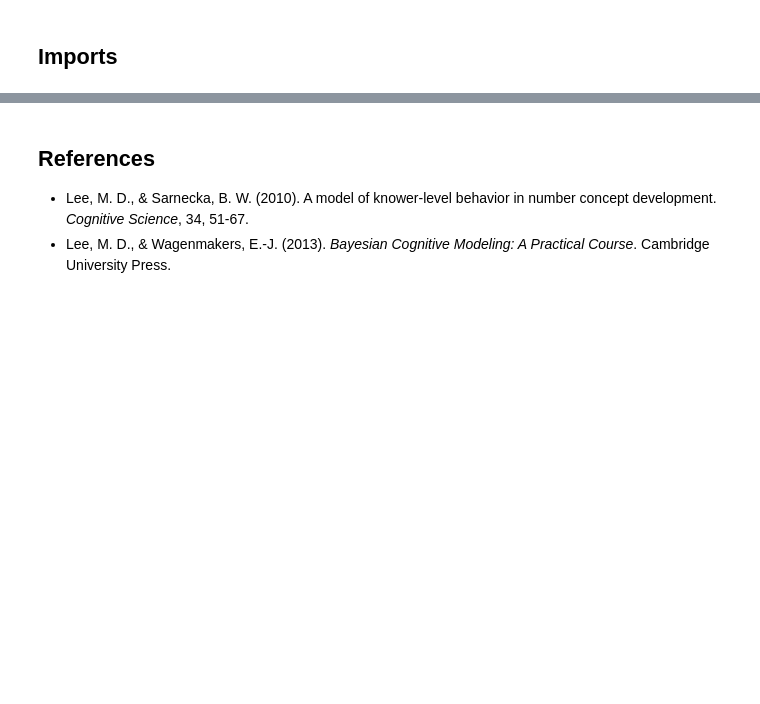
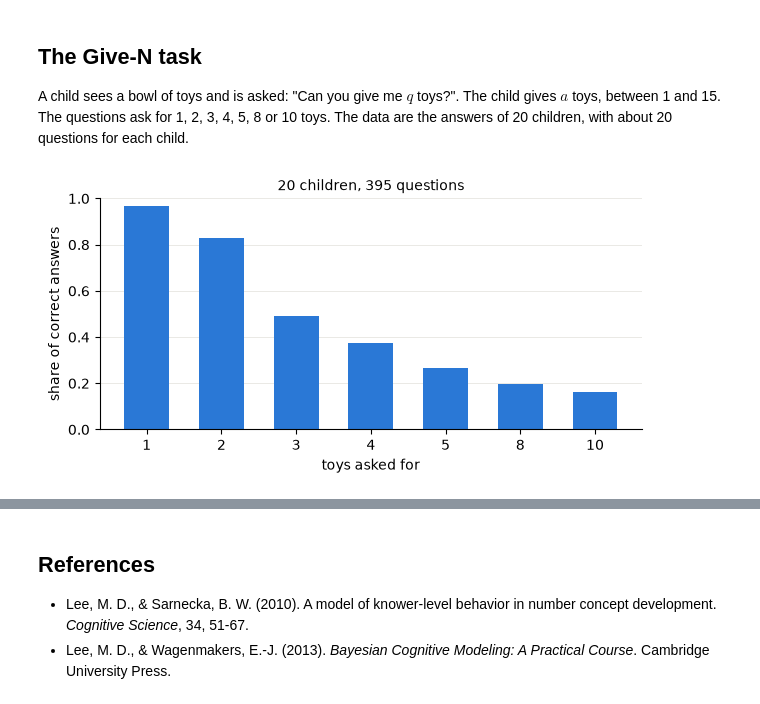
Before and after one commit to florence-bockting/elicito, a Jupyter notebook: docs/case-studies/number-concept-development.ipynb, the cells around one changed output, grey strips where cells are left out. Saved outputs shown, nothing was run; the diff lists cells and outputs as text; code cells hidden in the pictures; blank space fills up the shorter version.

Commit message:
docs: rewrite the number concept development case study as a narrative with figures

```diff
--- a/docs/case-studies/number-concept-development.ipynb
+++ b/docs/case-studies/number-concept-development.ipynb
@@ -27,16 +83,39 @@ if os.path.isdir("docs/case-studies"):
 # %% [markdown]
-## Imports
+## The Give-N task
+
+A child sees a bowl of toys and is asked: "Can you give me $q$ toys?". The
+child gives $a$ toys, between 1 and 15. The questions ask for 1, 2, 3, 4,
+5, 8 or 10 toys. The data are the answers of 20 children, with about 20
+questions for each child.
 # %%
-from typing import Any
+matdata = io.loadmat("data/fc_given.mat")
+ns = int(matdata["ns"][0, 0])  # children
+nz = int(matdata["nz"][0, 0])  # knower levels
+gn = int(matdata["gn"][0, 0])  # possible answers
 
-import numpy as np
-import pymc as pm
-import tensorflow as tf
-import tensorflow_probability as tfp
-from scipy import io, stats
+a_obs = np.int64(matdata["ga"]).flatten() - 1  # answers, from 0
+q_obs = np.int64(matdata["gq"]).flatten() - 1  # questions, from 0
+valid = np.where(q_obs != -1)[0]  # a child has fewer than 21 questions
+nq = matdata["gq"].shape[1]
+child = np.repeat(np.arange(ns), nq)[valid]
+QUESTIONS = np.unique(q_obs[valid]) + 1
 
-from elicito.adapter import pymc as adapter_pymc
-
-SEED = tf.constant([2013, 19], dtype=tf.int32)
-DRAWS = 10_000
+correct_obs = a_obs[valid] == q_obs[valid]
+# %%
+share = [correct_obs[q_obs[valid] == q - 1].mean() for q in QUESTIONS]
+
+fig, ax = plt.subplots(figsize=(7, 3))
+ax.bar(np.arange(len(QUESTIONS)), share, color=BLUE, width=0.6)
+ax.set(
+    xticks=np.arange(len(QUESTIONS)),
+    xticklabels=QUESTIONS,
+    xlabel="toys asked for",
+    ylabel="share of correct answers",
+    ylim=(0, 1),
+    title=f"{ns} children, {len(valid)} questions",
+)
+ax.grid(axis="x", visible=False)
+plt.show()
+# %% [output]
+[figure, added]
 # %% [markdown]
```
Also changed, not shown: parts of 27 cells of this notebook, 1 other file.
